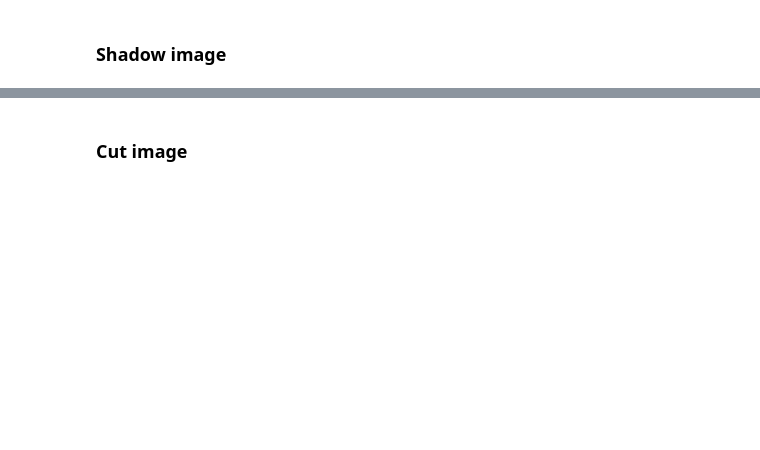
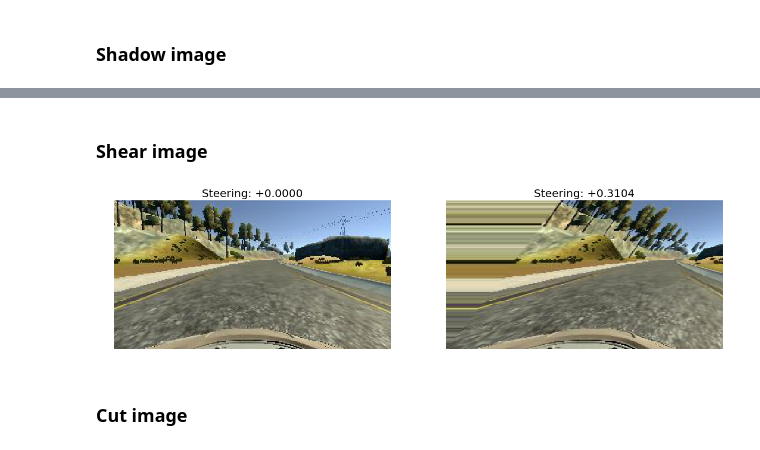
Before and after one commit to ibiscp/Behavioral-Cloning, a Jupyter notebook: Image printer.ipynb, the cells around one changed output, grey strips where cells are left out. Cells and saved outputs as stored; diff of their text form; code cells hidden in the pictures; blank space fills up the shorter version.

```diff
--- a/Image printer.ipynb
+++ b/Image printer.ipynb
@@ -180,3 +180,33 @@ plot_images(images, steerings, "shadow.png")
+# %% [markdown]
+### Shear image
+# %%
+images = list()
+steerings = list()
+
+image, steering = generate_sample()
+images.append(image)
+steerings.append(steering)
+
+def shear_image(image, steering_angle, shear_range=200):
+    rows, cols, ch = image.shape
+    dx = np.random.randint(-shear_range, shear_range + 1)
+    random_point = [cols / 2 + dx, rows / 2]
+    pts1 = np.float32([[0, rows], [cols, rows], [cols / 2, rows / 2]])
+    pts2 = np.float32([[0, rows], [cols, rows], random_point])
+    dsteering = dx / (rows / 2) * 360 / (2 * np.pi * 25.0) / 6.0
+    M = cv2.getAffineTransform(pts1, pts2)
+    image = cv2.warpAffine(image, M, (cols, rows), borderMode=1)
+    steering_angle += dsteering
+
+    return image, steering_angle
+
+image, steering = shear_image(np.copy(image), steering)
+images.append(image)
+steerings.append(steering)
+
+plot_images(images, steerings, "shear.png")
+# %% [output]
+[figure, added]
 # %% [markdown]
 ### Cut image
 # %%
```
Also changed, not shown: parts of 7 cells of this notebook, 12 other files.
